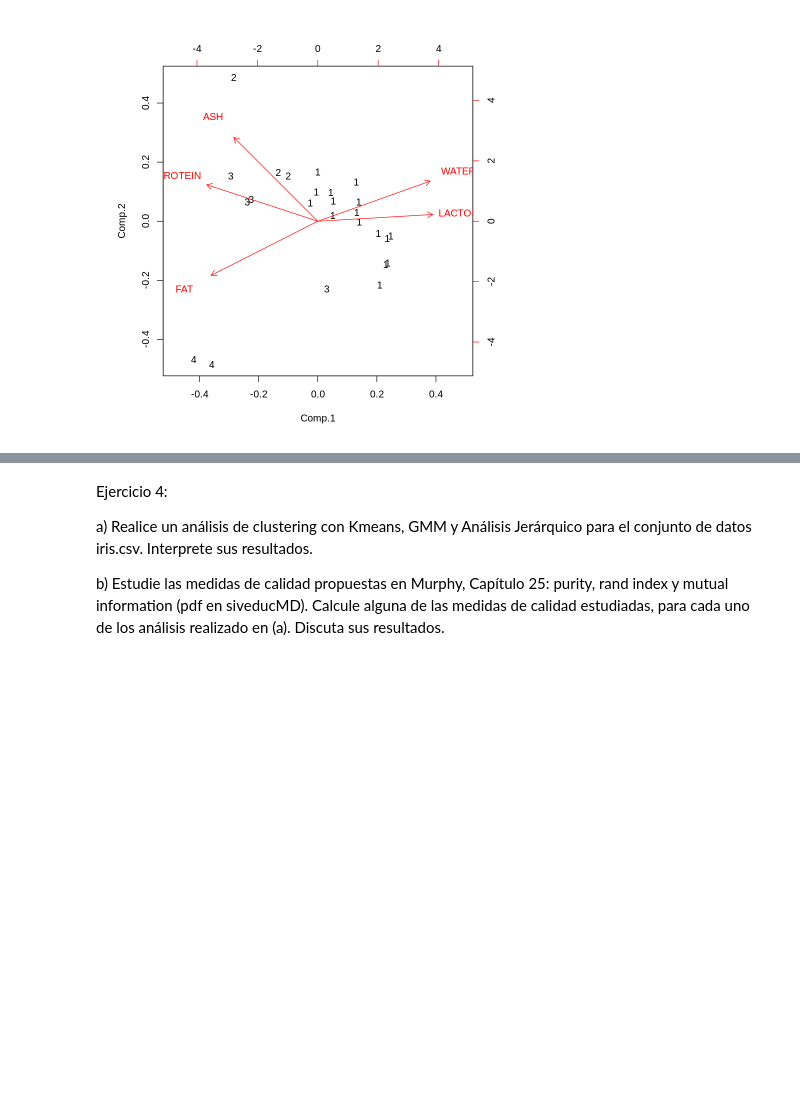
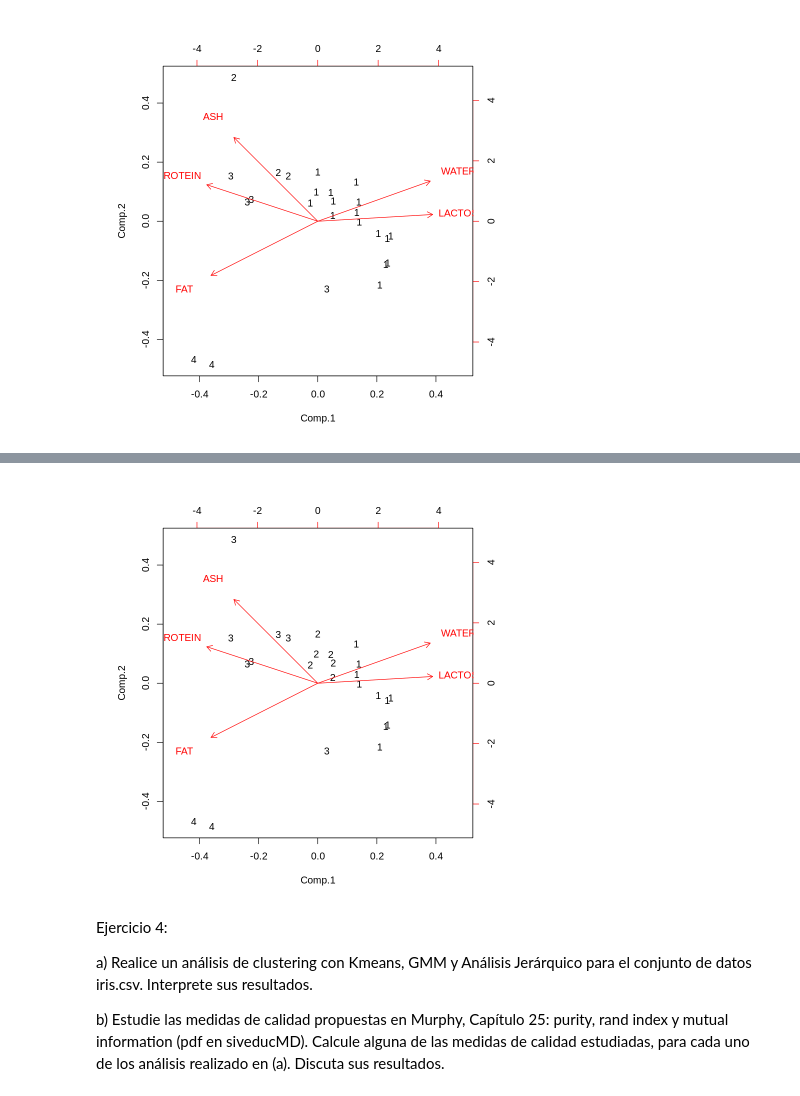
Before and after one commit to felipeisj/info257, a Jupyter notebook: Unidad2/Clustering/Clustering_Notebook2.ipynb, the cells around one changed output, grey strips where cells are left out. Drawn from its saved outputs; the diff is of its cells as text; code cells hidden in the pictures; blank space fills up the shorter version.

```diff
--- a/Unidad2/Clustering/Clustering_Notebook2.ipynb
+++ b/Unidad2/Clustering/Clustering_Notebook2.ipynb
@@ -210,3 +213,8 @@ c) Utilice otros parámetros en hclust y discuta como varían los resultados.
+# %%
+ress <- hclust(dist(datos), method = "ward.D")
+biplot(res, xlabs= cutree(ress,4))
+# %% [output]
+[figure, added]
 # %% [markdown]
 Ejercicio 4:
 
```
Also changed, not shown: parts of 9 cells of this notebook, 19 other files.
